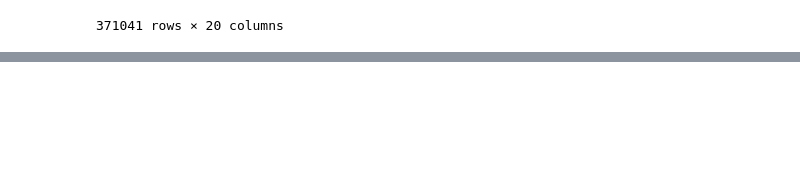
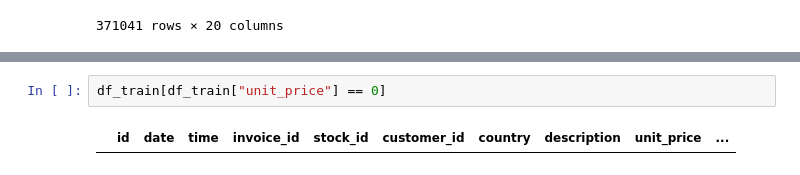
Before and after one commit to hondajyh/RetroSpeckt, a Jupyter notebook: ML_Tori_Python.ipynb, the cells around one changed output, grey strips where cells are left out. Cells and saved outputs as stored; diff of their text form; blank space fills up the shorter version.

```diff
--- a/ML_Tori_Python.ipynb
+++ b/ML_Tori_Python.ipynb
@@ -112,0 +118,4 @@ df_train
+# %%
+df_train[df_train["unit_price"] == 0]
+# %% [output]
+|  | id | date | time | invoice_id | stock_id | customer_id | country | description | unit_price | ... |
```
Also changed, not shown: parts of 1 cell of this notebook, 3 other files.
